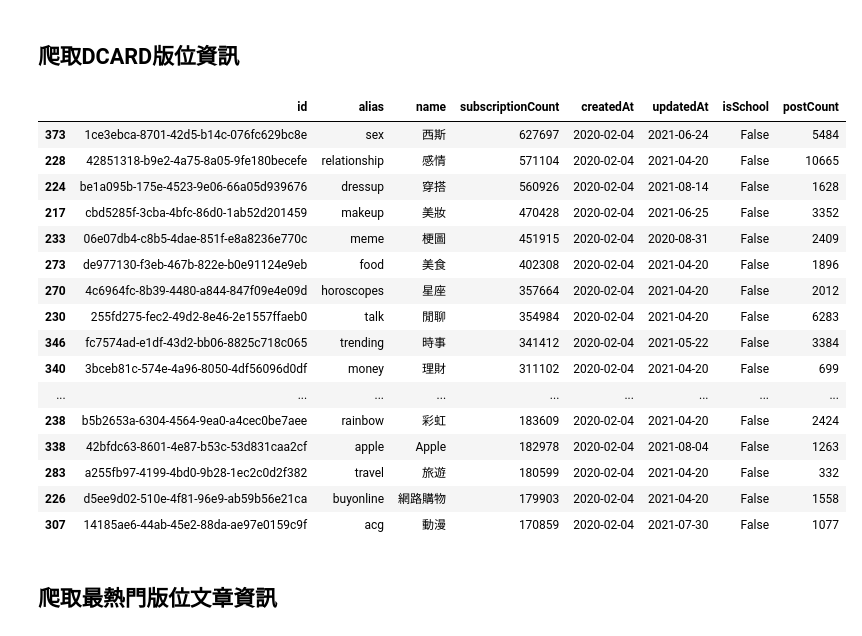
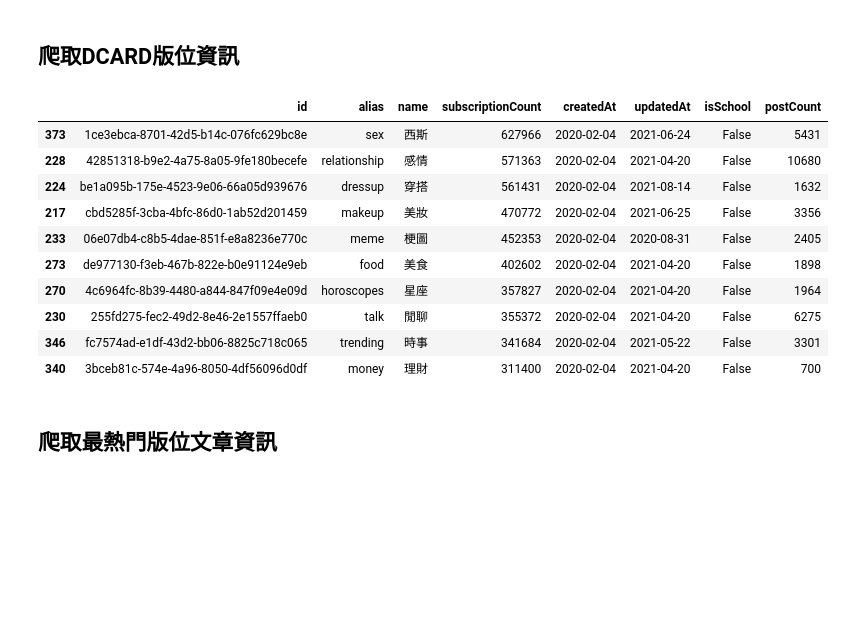
Before and after one commit to hwf87/Dcard_crawler, a Jupyter notebook: dcard_api.ipynb, the cells around one changed output. Drawn from its saved outputs; the diff is of its cells as text; code cells hidden in the pictures; blank space fills up the shorter version.

```diff
--- a/dcard_api.ipynb
+++ b/dcard_api.ipynb
@@ -12,28 +14,22 @@ df = pd.DataFrame(data)
 # %%
 df = df[['id', 'alias', 'name', 'subscriptionCount', 'createdAt', 'updatedAt', 'isSchool', 'postCount']]
 df.postCount = df.postCount.apply(lambda x : x['last30Days'])
 df.createdAt = df.createdAt.apply(lambda x : x[:10])
 df.updatedAt = df.updatedAt.apply(lambda x : x[:10])
 df = df.sort_values(by = 'subscriptionCount', ascending=False)
-df.head(30)
+df.head(10)
 # %% [output]
 |  | id | alias | name | subscriptionCount | createdAt | updatedAt | isSchool | postCount |
-| 373 | 1ce3ebca-8701-42d5-b14c-076fc629bc8e | sex | 西斯 | 627697 | 2020-02-04 | 2021-06-24 | False | 5484 |
-| 228 | 42851318-b9e2-4a75-8a05-9fe180becefe | relationship | 感情 | 571104 | 2020-02-04 | 2021-04-20 | False | 10665 |
-| 224 | be1a095b-175e-4523-9e06-66a05d939676 | dressup | 穿搭 | 560926 | 2020-02-04 | 2021-08-14 | False | 1628 |
-| 217 | cbd5285f-3cba-4bfc-86d0-1ab52d201459 | makeup | 美妝 | 470428 | 2020-02-04 | 2021-06-25 | False | 3352 |
-| 233 | 06e07db4-c8b5-4dae-851f-e8a8236e770c | meme | 梗圖 | 451915 | 2020-02-04 | 2020-08-31 | False | 2409 |
-| 273 | de977130-f3eb-467b-822e-b0e91124e9eb | food | 美食 | 402308 | 2020-02-04 | 2021-04-20 | False | 1896 |
-| 270 | 4c6964fc-8b39-4480-a844-847f09e4e09d | horoscopes | 星座 | 357664 | 2020-02-04 | 2021-04-20 | False | 2012 |
-| 230 | 255fd275-fec2-49d2-8e46-2e1557ffaeb0 | talk | 閒聊 | 354984 | 2020-02-04 | 2021-04-20 | False | 6283 |
-| 346 | fc7574ad-e1df-43d2-bb06-8825c718c065 | trending | 時事 | 341412 | 2020-02-04 | 2021-05-22 | False | 3384 |
-| 340 | 3bceb81c-574e-4a96-8050-4df56096d0df | money | 理財 | 311102 | 2020-02-04 | 2021-04-20 | False | 699 |
-| ... | ... | ... | ... | ... | ... | ... | ... | ... |
-| 238 | b5b2653a-6304-4564-9ea0-a4cec0be7aee | rainbow | 彩虹 | 183609 | 2020-02-04 | 2021-04-20 | False | 2424 |
-| 338 | 42bfdc63-8601-4e87-b53c-53d831caa2cf | apple | Apple | 182978 | 2020-02-04 | 2021-08-04 | False | 1263 |
-| 283 | a255fb97-4199-4bd0-9b28-1ec2c0d2f382 | travel | 旅遊 | 180599 | 2020-02-04 | 2021-04-20 | False | 332 |
-| 226 | d5ee9d02-510e-4f81-96e9-ab59b56e21ca | buyonline | 網路購物 | 179903 | 2020-02-04 | 2021-04-20 | False | 1558 |
-| 307 | 14185ae6-44ab-45e2-88da-ae97e0159c9f | acg | 動漫 | 170859 | 2020-02-04 | 2021-07-30 | False | 1077 |
+| 373 | 1ce3ebca-8701-42d5-b14c-076fc629bc8e | sex | 西斯 | 627966 | 2020-02-04 | 2021-06-24 | False | 5431 |
+| 228 | 42851318-b9e2-4a75-8a05-9fe180becefe | relationship | 感情 | 571363 | 2020-02-04 | 2021-04-20 | False | 10680 |
+| 224 | be1a095b-175e-4523-9e06-66a05d939676 | dressup | 穿搭 | 561431 | 2020-02-04 | 2021-08-14 | False | 1632 |
+| 217 | cbd5285f-3cba-4bfc-86d0-1ab52d201459 | makeup | 美妝 | 470772 | 2020-02-04 | 2021-06-25 | False | 3356 |
+| 233 | 06e07db4-c8b5-4dae-851f-e8a8236e770c | meme | 梗圖 | 452353 | 2020-02-04 | 2020-08-31 | False | 2405 |
+| 273 | de977130-f3eb-467b-822e-b0e91124e9eb | food | 美食 | 402602 | 2020-02-04 | 2021-04-20 | False | 1898 |
+| 270 | 4c6964fc-8b39-4480-a844-847f09e4e09d | horoscopes | 星座 | 357827 | 2020-02-04 | 2021-04-20 | False | 1964 |
+| 230 | 255fd275-fec2-49d2-8e46-2e1557ffaeb0 | talk | 閒聊 | 355372 | 2020-02-04 | 2021-04-20 | False | 6275 |
+| 346 | fc7574ad-e1df-43d2-bb06-8825c718c065 | trending | 時事 | 341684 | 2020-02-04 | 2021-05-22 | False | 3301 |
+| 340 | 3bceb81c-574e-4a96-8050-4df56096d0df | money | 理財 | 311400 | 2020-02-04 | 2021-04-20 | False | 700 |
 # %% [markdown]
 ## 爬取最熱門版位文章資訊
 # %% [markdown]
```
Also changed, not shown: parts of 5 cells of this notebook.
